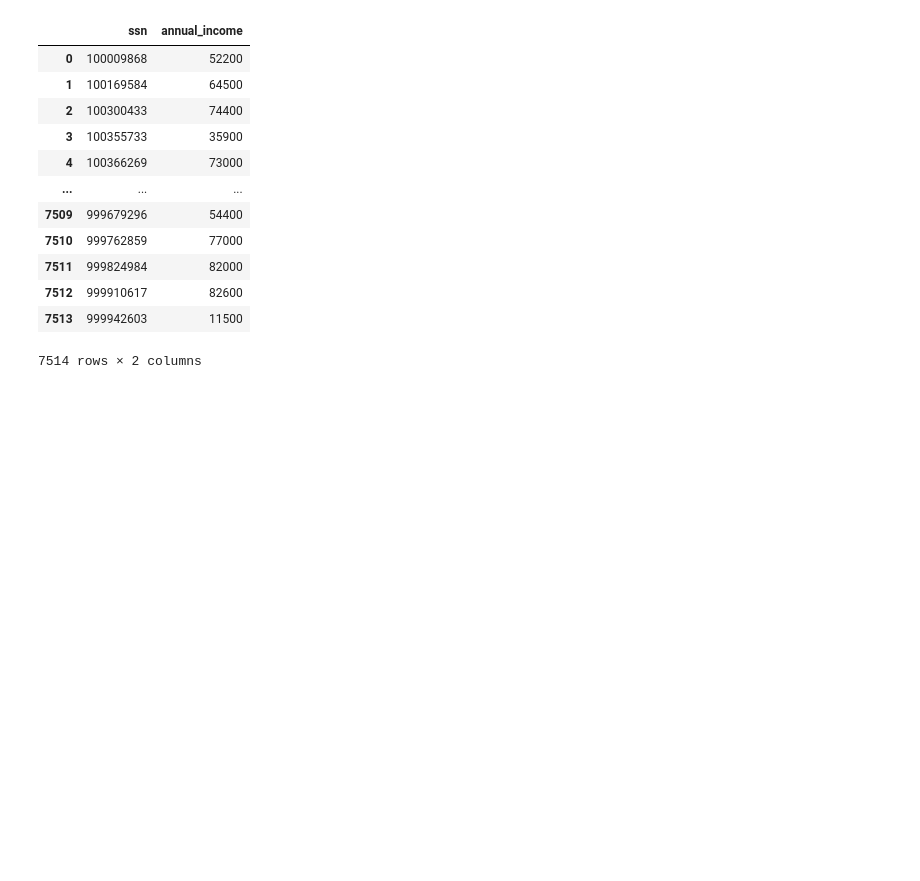
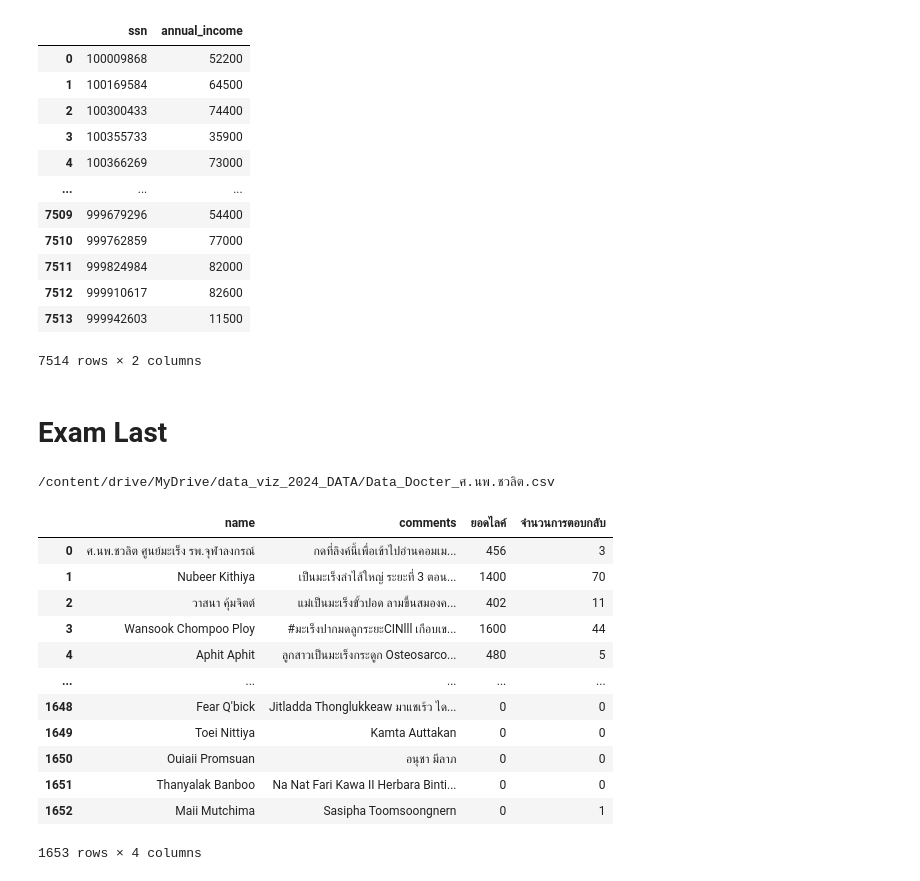
Before and after one commit to Natthaphatz007/Python_dataviz2024, a Jupyter notebook: Midterm.ipynb, the cells around one changed output. Saved outputs shown, nothing was run; the diff lists cells and outputs as text; code cells hidden in the pictures; blank space fills up the shorter version.

Commit message:
Exam Final

```diff
--- a/Midterm.ipynb
+++ b/Midterm.ipynb
@@ -422,3 +422,29 @@ income_data
 | 7512 | 999910617 | 82600 |
 | 7513 | 999942603 | 11500 |
 7514 rows × 2 columns
+# %% [markdown]
+# Exam Last
+# %%
+import os
+
+dr_path = os.path.join(path,'Data_Docter_ศ.นพ.ชวลิต.csv')
+print(dr_path)
+# %% [output]
+/content/drive/MyDrive/data_viz_2024_DATA/Data_Docter_ศ.นพ.ชวลิต.csv
+# %%
+post = pd.read_csv(dr_path)
+post
+# %% [output]
+|  | name | comments | ยอดไลค์ | จำนวนการตอบกลับ |
+| 0 | ศ.นพ.ชวลิต ศูนย์มะเร็ง รพ.จุฬาลงกรณ์ | กดที่ลิงค์นี้เพื่อเข้าไปอ่านคอมเม... | 456 | 3 |
+| 1 | Nubeer Kithiya | เป็นมะเร็งลำไส้ใหญ่ ระยะที่ 3 ตอน... | 1400 | 70 |
+| 2 | วาสนา คุ้มจิตต์ | แม่เป็นมะเร็งขั้วปอด ลามขึ้นสมองค... | 402 | 11 |
+| 3 | Wansook Chompoo Ploy | #มะเร็งปากมดลูกระยะCINlll เกือบเข... | 1600 | 44 |
+| 4 | Aphit Aphit | ลูกสาวเป็นมะเร็งกระดูก Osteosarco... | 480 | 5 |
+| ... | ... | ... | ... | ... |
+| 1648 | Fear Q'bick | Jitladda Thonglukkeaw มาแชเร้ว ได... | 0 | 0 |
+| 1649 | Toei Nittiya | Kamta Auttakan | 0 | 0 |
+| 1650 | Ouiaii Promsuan | อนุชา มีลาภ | 0 | 0 |
+| 1651 | Thanyalak Banboo | Na Nat Fari Kawa II Herbara Binti... | 0 | 0 |
+| 1652 | Maii Mutchima | Sasipha Toomsoongnern | 0 | 1 |
+1653 rows × 4 columns
```
Also changed, not shown: parts of 4 cells of this notebook.
